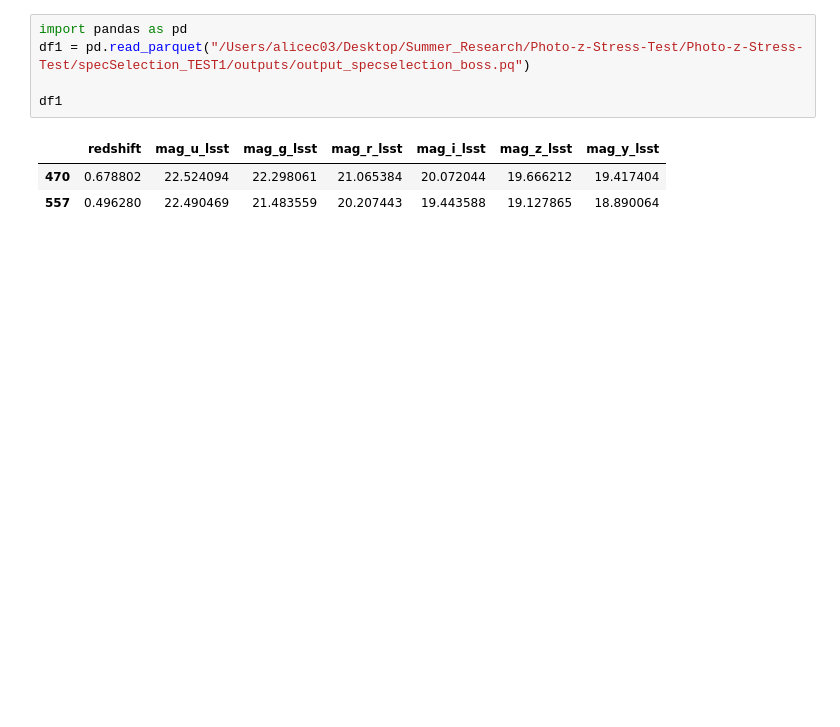
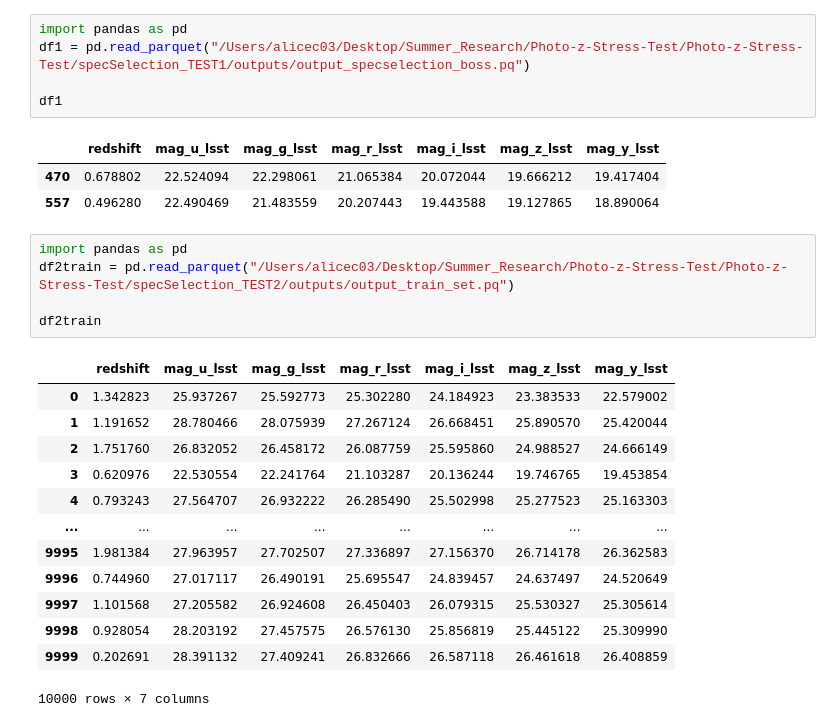
Before and after one commit to alice-crafford/Photo-z-Stress-Test, a Jupyter notebook: Test_Pipeline.ipynb, the cells around one changed output. Cells and saved outputs as stored; diff of their text form; blank space fills up the shorter version.

```diff
--- a/Test_Pipeline.ipynb
+++ b/Test_Pipeline.ipynb
@@ -1044,6 +1069,25 @@ df1
 |  | redshift | mag_u_lsst | mag_g_lsst | mag_r_lsst | mag_i_lsst | mag_z_lsst | mag_y_lsst |
 | 470 | 0.678802 | 22.524094 | 22.298061 | 21.065384 | 20.072044 | 19.666212 | 19.417404 |
 | 557 | 0.496280 | 22.490469 | 21.483559 | 20.207443 | 19.443588 | 19.127865 | 18.890064 |
+# %%
+import pandas as pd
+df2train = pd.read_parquet("/Users/alicec03/Desktop/Summer_Research/Photo-z-Stress-Test/Photo-z-Stress-Test/specSelection_TEST2/outputs/output_train_set.pq")
+
+df2train
+# %% [output]
+|  | redshift | mag_u_lsst | mag_g_lsst | mag_r_lsst | mag_i_lsst | mag_z_lsst | mag_y_lsst |
+| 0 | 1.342823 | 25.937267 | 25.592773 | 25.302280 | 24.184923 | 23.383533 | 22.579002 |
+| 1 | 1.191652 | 28.780466 | 28.075939 | 27.267124 | 26.668451 | 25.890570 | 25.420044 |
+| 2 | 1.751760 | 26.832052 | 26.458172 | 26.087759 | 25.595860 | 24.988527 | 24.666149 |
+| 3 | 0.620976 | 22.530554 | 22.241764 | 21.103287 | 20.136244 | 19.746765 | 19.453854 |
+| 4 | 0.793243 | 27.564707 | 26.932222 | 26.285490 | 25.502998 | 25.277523 | 25.163303 |
+| ... | ... | ... | ... | ... | ... | ... | ... |
+| 9995 | 1.981384 | 27.963957 | 27.702507 | 27.336897 | 27.156370 | 26.714178 | 26.362583 |
+| 9996 | 0.744960 | 27.017117 | 26.490191 | 25.695547 | 24.839457 | 24.637497 | 24.520649 |
+| 9997 | 1.101568 | 27.205582 | 26.924608 | 26.450403 | 26.079315 | 25.530327 | 25.305614 |
+| 9998 | 0.928054 | 28.203192 | 27.457575 | 26.576130 | 25.856819 | 25.445122 | 25.309990 |
+| 9999 | 0.202691 | 28.391132 | 27.409241 | 26.832666 | 26.587118 | 26.461618 | 26.408859 |
+10000 rows × 7 columns
 # %%
 out_dir2 = "outputs"
 out_parent_dir2 = "/Users/alicec03/Desktop/Summer_Research/Photo-z-Stress-Test/Photo-z-Stress-Test/specSelection_TEST2"
```
Also changed, not shown: parts of 10 cells of this notebook.
